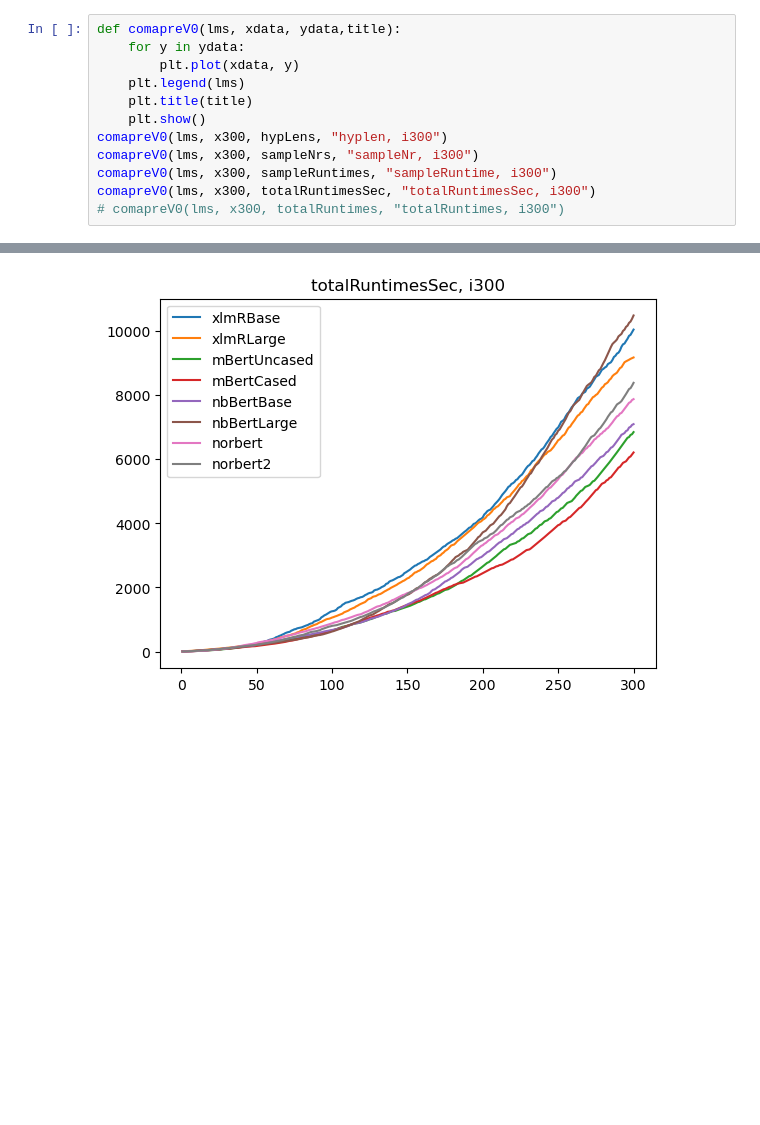
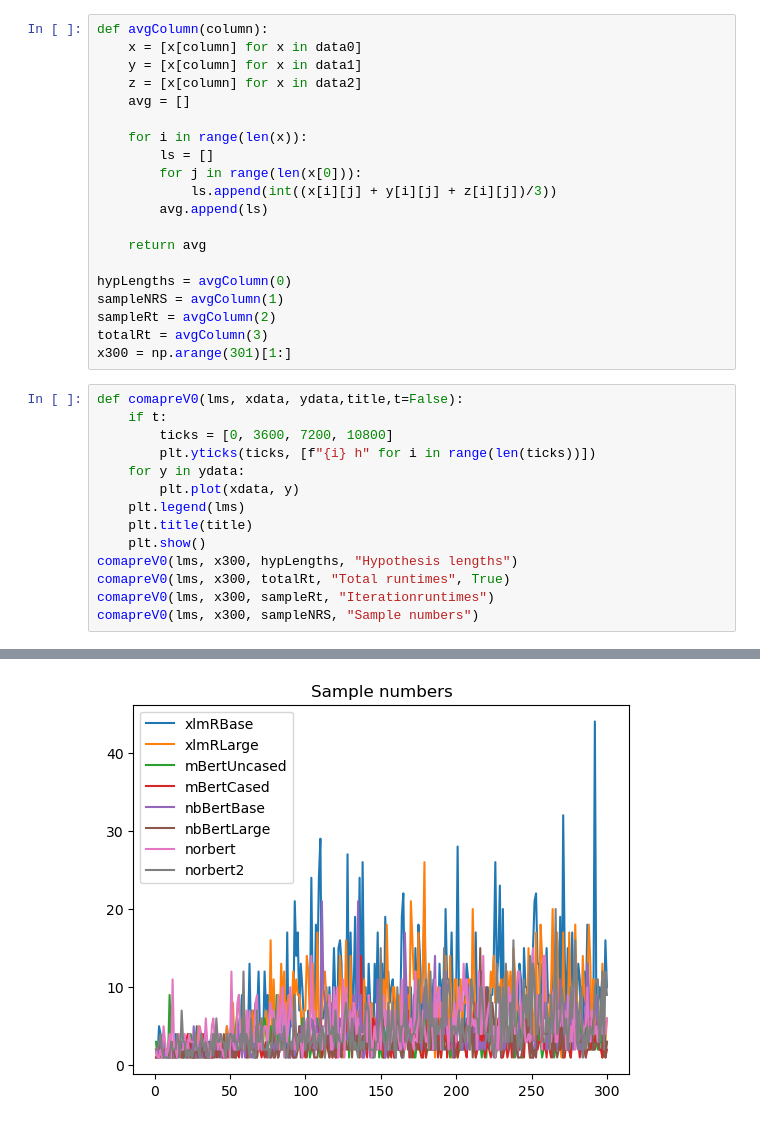
Before and after one commit to Johnneeee/masterThesis, a Jupyter notebook: probeRule/displayMetadata.ipynb, the cells around one changed output, grey strips where cells are left out. Saved outputs shown, nothing was run; the diff lists cells and outputs as text; blank space fills up the shorter version.

```diff
--- a/probeRule/displayMetadata.ipynb
+++ b/probeRule/displayMetadata.ipynb
@@ -39,13 +30,35 @@ x100 = np.arange(101)[1:]
+# %%
+def avgColumn(column):
+    x = [x[column] for x in data0]
+    y = [x[column] for x in data1]
+    z = [x[column] for x in data2]
+    avg = []
+
+    for i in range(len(x)):
+        ls = []
+        for j in range(len(x[0])):
+            ls.append(int((x[i][j] + y[i][j] + z[i][j])/3))
+        avg.append(ls)
+
+    return avg
+
+hypLengths = avgColumn(0)
+sampleNRS = avgColumn(1)
+sampleRt = avgColumn(2)
+totalRt = avgColumn(3)
+x300 = np.arange(301)[1:]
 # %%
-def comapreV0(lms, xdata, ydata,title):
+def comapreV0(lms, xdata, ydata,title,t=False):
+    if t:
+        ticks = [0, 3600, 7200, 10800]
+        plt.yticks(ticks, [f"{i} h" for i in range(len(ticks))])
     for y in ydata:
         plt.plot(xdata, y)
     plt.legend(lms)
     plt.title(title)
     plt.show()
-comapreV0(lms, x300, hypLens, "hyplen, i300")
-comapreV0(lms, x300, sampleNrs, "sampleNr, i300")
-comapreV0(lms, x300, sampleRuntimes, "sampleRuntime, i300")
-comapreV0(lms, x300, totalRuntimesSec, "totalRuntimesSec, i300")
-# comapreV0(lms, x300, totalRuntimes, "totalRuntimes, i300")
+comapreV0(lms, x300, hypLengths, "Hypothesis lengths")
+comapreV0(lms, x300, totalRt, "Total runtimes", True)
+comapreV0(lms, x300, sampleRt, "Iterationruntimes")
+comapreV0(lms, x300, sampleNRS, "Sample numbers")
 # %% [output]
@@ -55,4 +68,4 @@ comapreV0(lms, x300, totalRuntimesSec, "totalRuntimesSec, i300")
-[figure, old version]
+[figure, new version]
 # %%
 # V1
 lms_ = ["xlmRB", "xlmRL", "mBU", "mBC", "nbBB", "nbBL", "norb", "norb2"]
```
Also changed, not shown: parts of 10 cells of this notebook, 2 other files.
